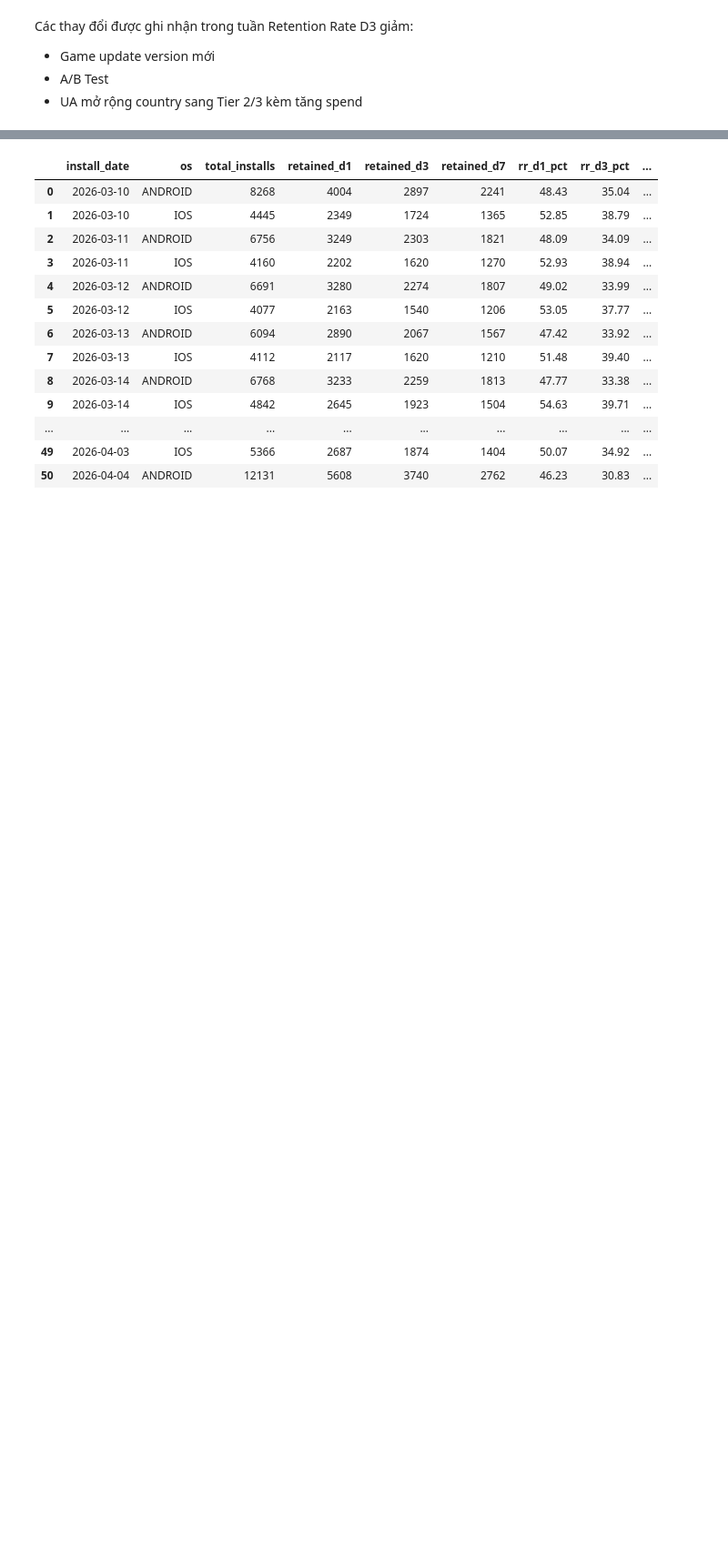
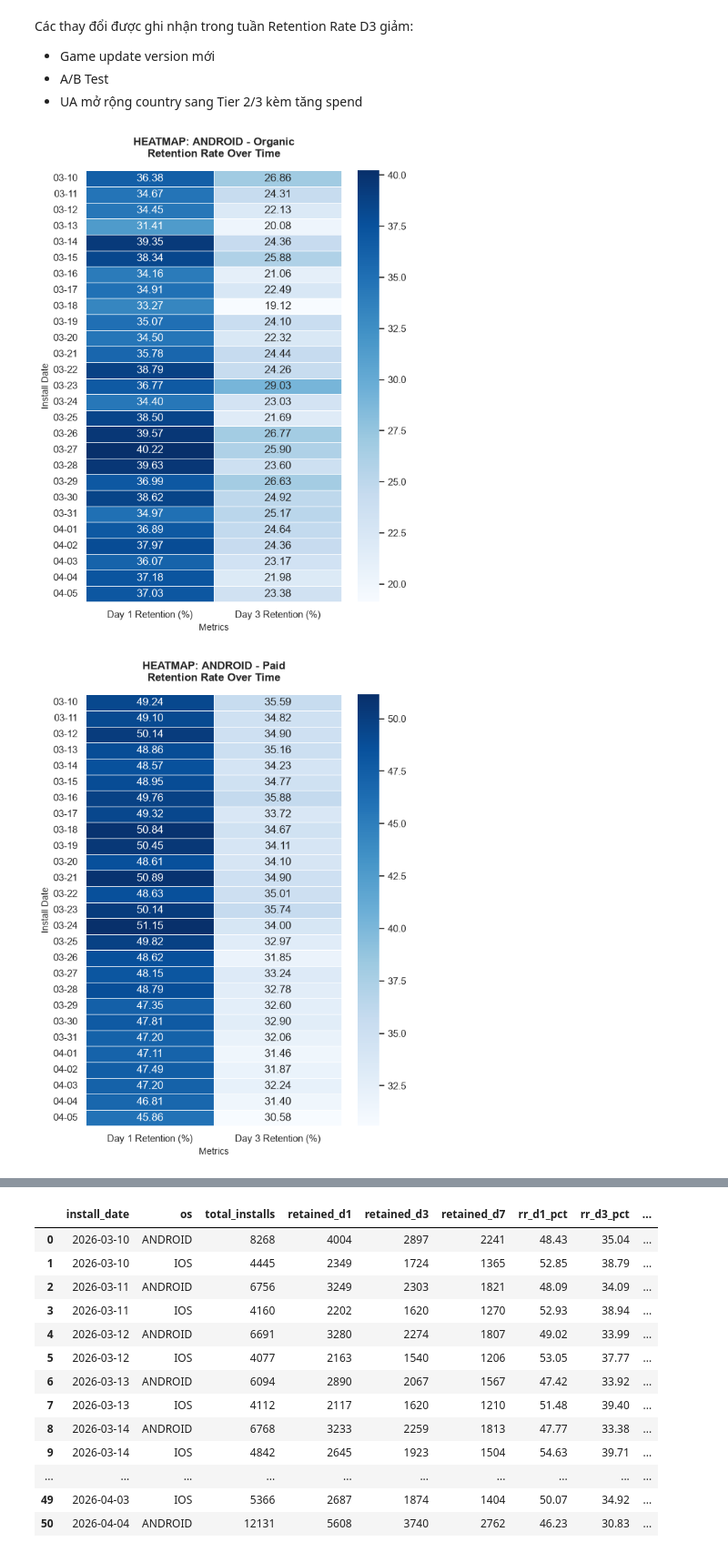
Before and after one commit to dieulinhng/gem-harbour-project, a Jupyter notebook: notebooks/eda.ipynb, the cells around one changed output, grey strips where cells are left out. Shown at 91% size. Saved outputs shown, nothing was run; the diff lists cells and outputs as text; code cells hidden in the pictures; blank space fills up the shorter version.

```diff
--- a/notebooks/eda.ipynb
+++ b/notebooks/eda.ipynb
@@ -21,0 +80,30 @@ Các thay đổi được ghi nhận trong tuần Retention Rate D3 giảm:
+# %%
+os_list = ['ANDROID', 'IOS']
+sources = ['Organic', 'Paid']
+
+for os_name in os_list:
+    for src in sources:
+        df_filtered = df_traffic[(df_traffic['os'] == os_name) & (df_traffic['traffic_source_medium'] == src)]
+        pivot_data = df_filtered.pivot(index='install_date', columns='traffic_source_medium', values=['rr_d1', 'rr_d3'])
+        pivot_data.columns = ['Day 1 Retention (%)', 'Day 3 Retention (%)']
+
+        plt.figure(figsize=(6, 8))
+
+        sns.heatmap(
+            pivot_data,
+            annot=True,
+            fmt=".2f",
+            cmap="Blues",
+            linewidths=.5,
+            cbar=True
+        )
+
+        plt.title(f'HEATMAP: {os_name} - {src}\nRetention Rate Over Time', fontsize=12, fontweight='bold', pad=15)
+        plt.xlabel('Metrics', fontsize=10)
+        plt.ylabel('Install Date', fontsize=10)
+
+        plt.tight_layout()
+        plt.show()
+# %% [output]
+[figure, added]
+[figure, added]
```
Also changed, not shown: parts of 12 cells of this notebook.
